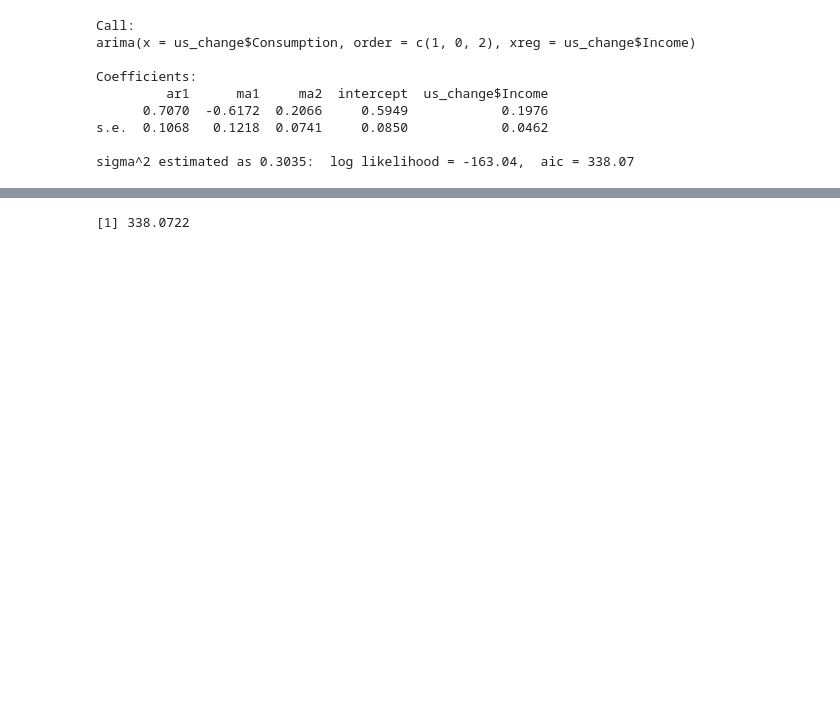
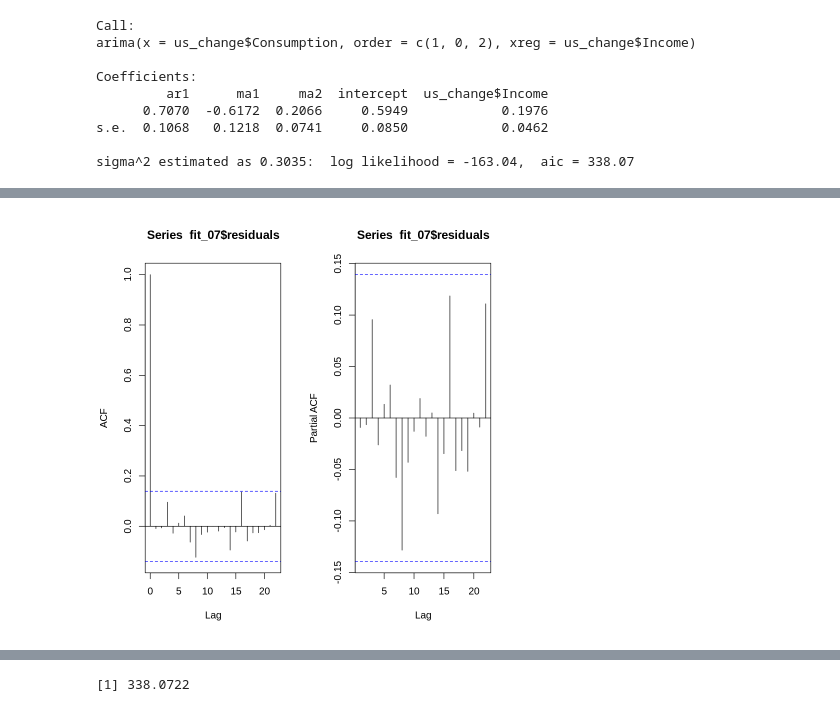
Before and after one commit to ctruciosm/ctruciosm.github.io, a Jupyter notebook: datasets/SARIMAX.ipynb, the cells around one changed output, grey strips where cells are left out. Cells and saved outputs as stored; diff of their text form; code cells hidden in the pictures; blank space fills up the shorter version.

```diff
--- a/datasets/SARIMAX.ipynb
+++ b/datasets/SARIMAX.ipynb
@@ -216,0 +231,7 @@ par(op)
+# %%
+op = par(mfrow = c(1, 2))
+acf(fit_07$residuals)
+pacf(fit_07$residuals)
+par(op)
+# %% [output]
+[figure, added]
```
Also changed, not shown: parts of 17 cells of this notebook, 1 other file.
